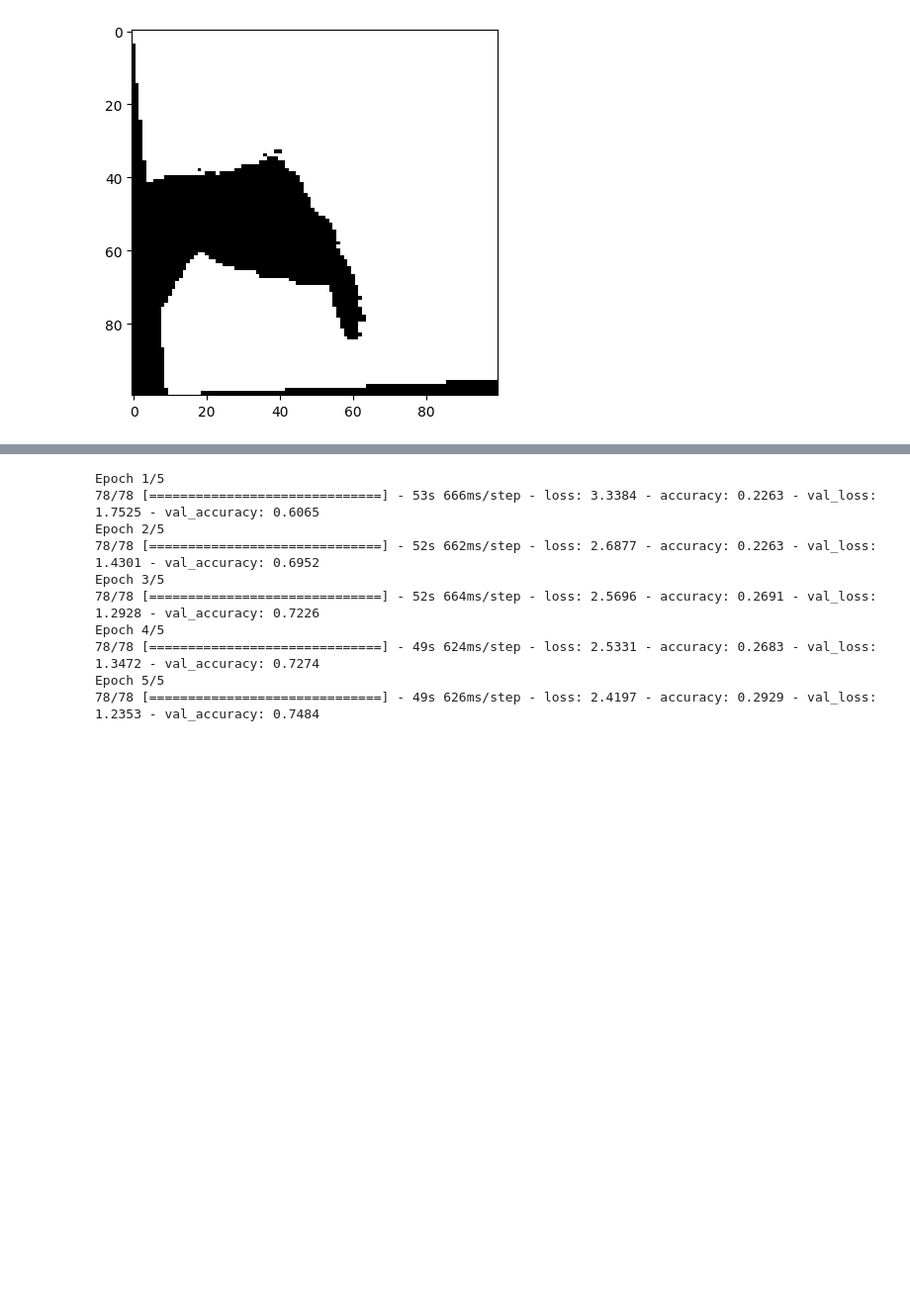
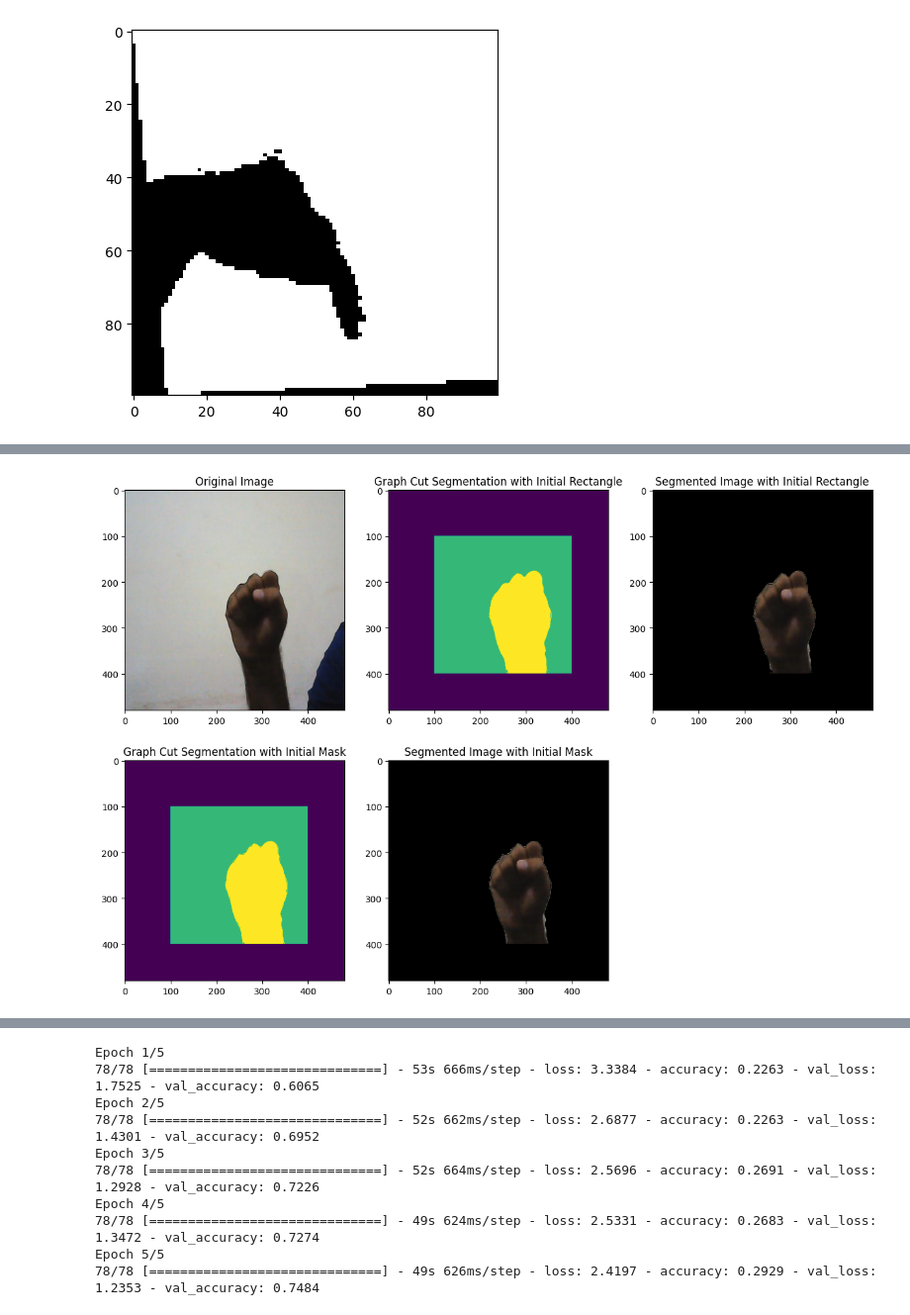
Before and after one commit to AreebaAleem/Digital_Image_Processing, a Jupyter notebook: Untitled4.ipynb, the cells around one changed output, grey strips where cells are left out. Shown at 99% size. Cells and saved outputs as stored; diff of their text form; code cells hidden in the pictures; blank space fills up the shorter version.

```diff
--- a/Untitled4.ipynb
+++ b/Untitled4.ipynb
@@ -477,0 +527,83 @@ plt.show()
+# %%
+import cv2
+import numpy as np
+from matplotlib import pyplot as plt
+import os
+
+def graphCutSeg():
+    # Path to your images directory
+    image_directory = '/content/valid/valid/images'
+
+    # List all files in the directory
+    image_files = os.listdir(image_directory)
+    if not image_files:
+        raise ValueError("No images found in the directory.")
+
+    # Path to the first image (change as needed)
+    first_img_path = os.path.join(image_directory, image_files[0])
+
+    # Load the preprocessed image
+    preprocessed_image = cv2.imread(first_img_path, 0)
+    if preprocessed_image is None:
+        raise ValueError("Failed to load the preprocessed image.")
+
+    # Read the hand gesture image
+    img = cv2.imread(first_img_path)
+    img = cv2.cvtColor(img, cv2.COLOR_BGR2RGB)
+
+    plt.figure(figsize=(15, 10))
+
+    plt.subplot(231)
+    plt.imshow(img)
+    plt.title('Original Image')
+
+    plt.subplot(232)
+    rows, cols = preprocessed_image.shape
+    mask = np.zeros((rows, cols), np.uint8)
+    bgdModel = np.zeros((1,65), np.float64)
+    fgdModel = np.zeros((1,65), np.float64)
+
+    # Adjust the coordinates for your hand gesture's region of interest (ROI)
+    x0 = 100
+    y0 = 100
+    x1 = 400
+    y1 = 400
+    rect = (x0, y0, x1-x0, y1-y0)
+    iter = 1
+
+    # Perform graph cut segmentation with initial rectangle
+    cv2.grabCut(img, mask, rect, bgdModel, fgdModel, iter, cv2.GC_INIT_WITH_RECT)
+    plt.imshow(mask)
+    plt.title('Graph Cut Segmentation with Initial Rectangle')
+
+    plt.subplot(233)
+    # Create a binary mask where 1 represents the foreground and 0 represents the background
+    maskGC = np.where((mask == 2) | (mask == 0), 0, 1).astype('uint8')
+    imgSeg = img * maskGC[:,:,np.newaxis]
+    plt.imshow(imgSeg)
+    plt.title('Segmented Image with Initial Rectangle')
+
+    plt.subplot(234)
+    # Read the corresponding mask image
+    markedMaskPath = first_img_path.replace('images', 'masks').replace('.jpg', '_mask.png')
+    markedMask = cv2.imread(markedMaskPath, cv2.IMREAD_GRAYSCALE)
+    # Mark the pixels in the mask as foreground (1)
+    mask[markedMask == 255] = 1
+    # Perform graph cut segmentation with initial mask
+    cv2.grabCut(img, mask, None, bgdModel, fgdModel, iter, cv2.GC_INIT_WITH_MASK)
+    plt.imshow(mask)
+    plt.title('Graph Cut Segmentation with Initial Mask')
+
+    plt.subplot(235)
+    # Create a binary mask where 1 represents the foreground and 0 represents the background
+    maskGC = np.where((mask == 2) | (mask == 0), 0, 1).astype('uint8')
+    imgSeg = img * maskGC[:,:,np.newaxis]
+    plt.imshow(imgSeg)
+    plt.title('Segmented Image with Initial Mask')
+
+    plt.show()
+
+if __name__ == '__main__':
+     graphCutSeg()
+# %% [output]
+[figure, added]
```
Also changed, not shown: parts of 2 cells of this notebook.
